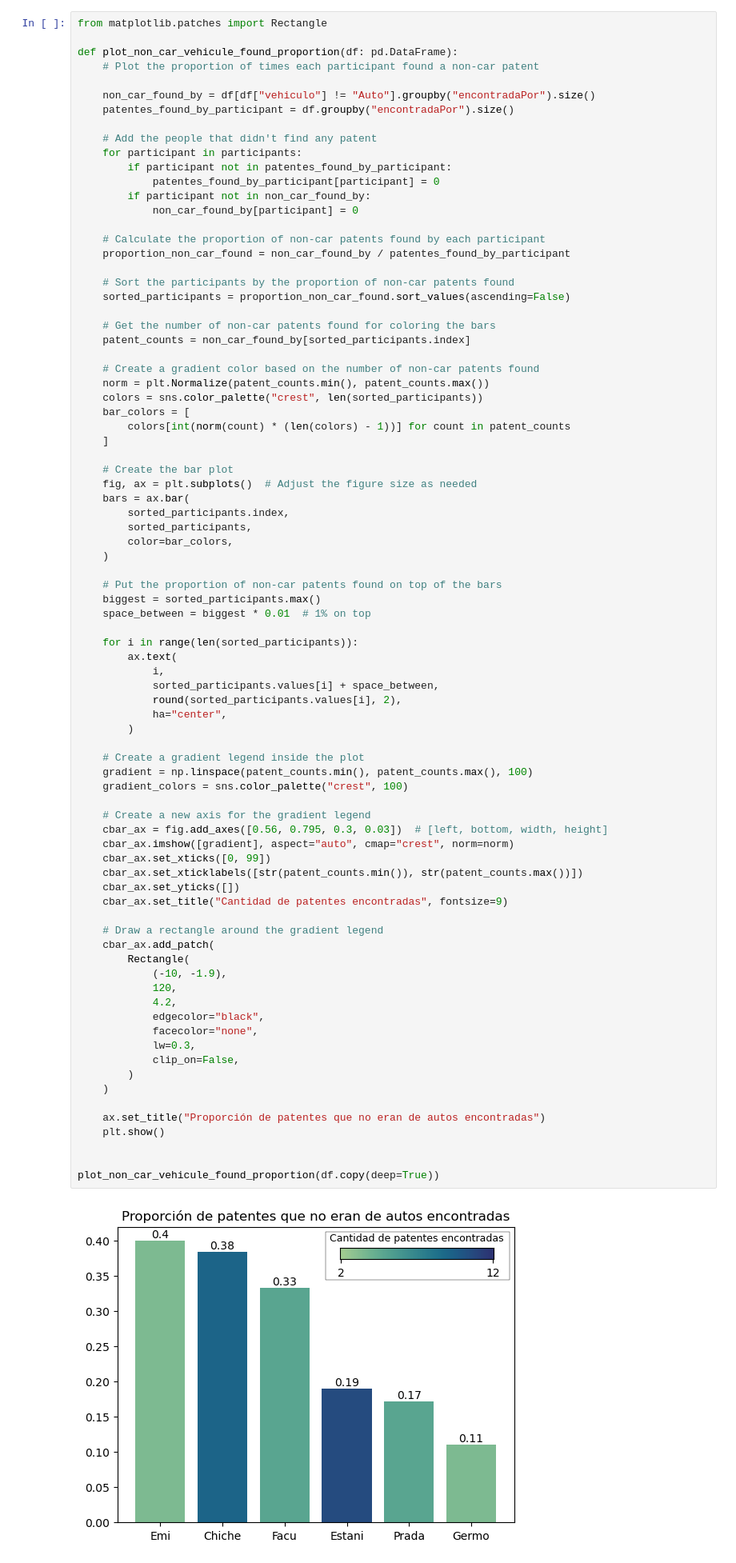
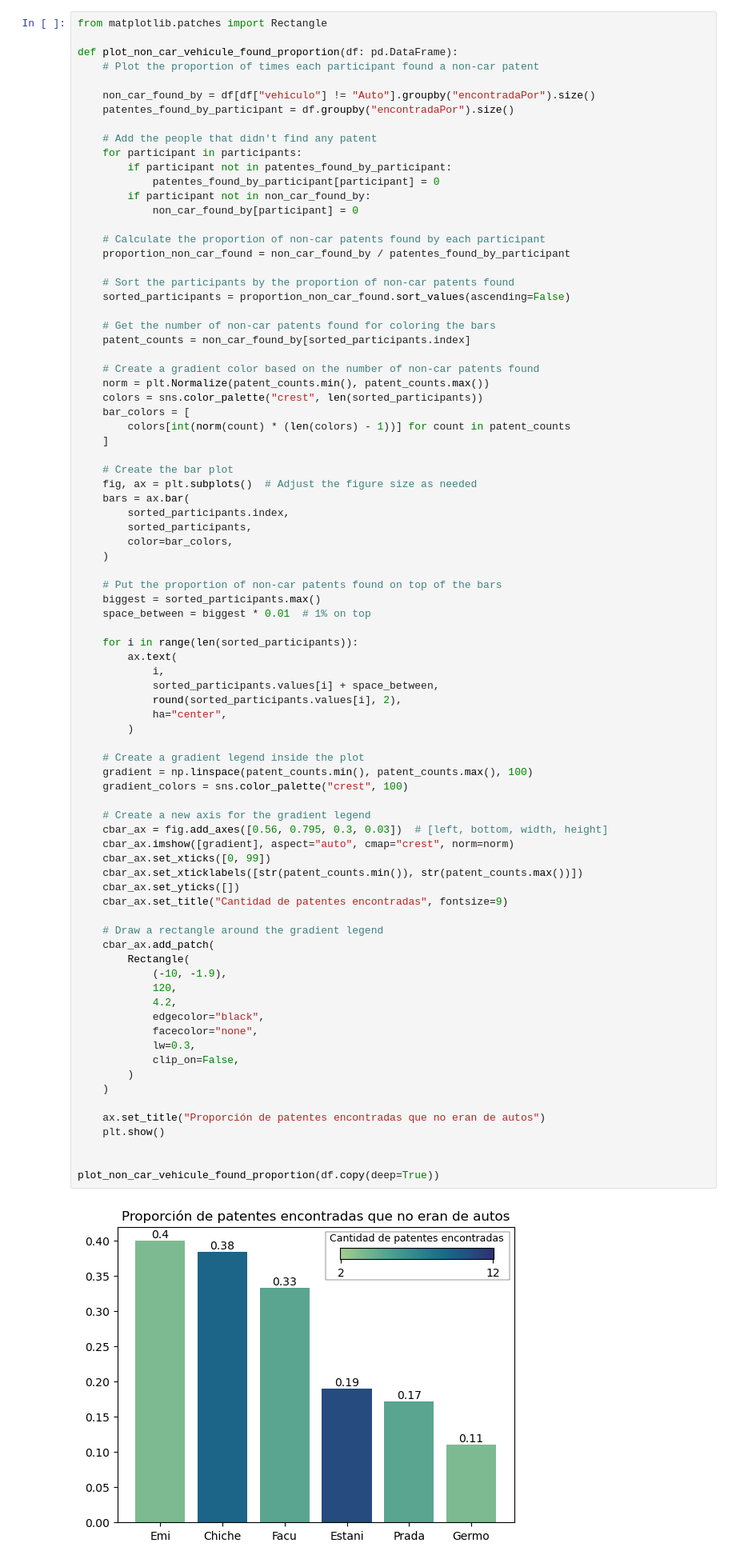
Before and after one commit to PradaJoaquin/patentamens, a Jupyter notebook: patentamens.ipynb, the cells around one changed output. Shown: that part at 80% size. Cells and saved outputs as stored; diff of their text form.

Commit message:
fix plot name

```diff
--- a/patentamens.ipynb
+++ b/patentamens.ipynb
@@ -731,35 +731,35 @@ def plot_non_car_vehicule_found_proportion(df: pd.DataFrame):
     # Create a gradient legend inside the plot
     gradient = np.linspace(patent_counts.min(), patent_counts.max(), 100)
     gradient_colors = sns.color_palette("crest", 100)
 
     # Create a new axis for the gradient legend
     cbar_ax = fig.add_axes([0.56, 0.795, 0.3, 0.03])  # [left, bottom, width, height]
     cbar_ax.imshow([gradient], aspect="auto", cmap="crest", norm=norm)
     cbar_ax.set_xticks([0, 99])
     cbar_ax.set_xticklabels([str(patent_counts.min()), str(patent_counts.max())])
     cbar_ax.set_yticks([])
     cbar_ax.set_title("Cantidad de patentes encontradas", fontsize=9)
 
     # Draw a rectangle around the gradient legend
     cbar_ax.add_patch(
         Rectangle(
             (-10, -1.9),
             120,
             4.2,
             edgecolor="black",
             facecolor="none",
             lw=0.3,
             clip_on=False,
         )
     )
 
-    ax.set_title("Proporción de patentes que no eran de autos encontradas")
+    ax.set_title("Proporción de patentes encontradas que no eran de autos")
     plt.show()
 
 
 plot_non_car_vehicule_found_proportion(df.copy(deep=True))
 # %% [output]
-[figure, old version]
+[figure, new version]
 # %% [markdown]
 ### El que más patentes encontró en la noche
 # %%
```
Also changed, not shown: parts of 2 cells of this notebook.
